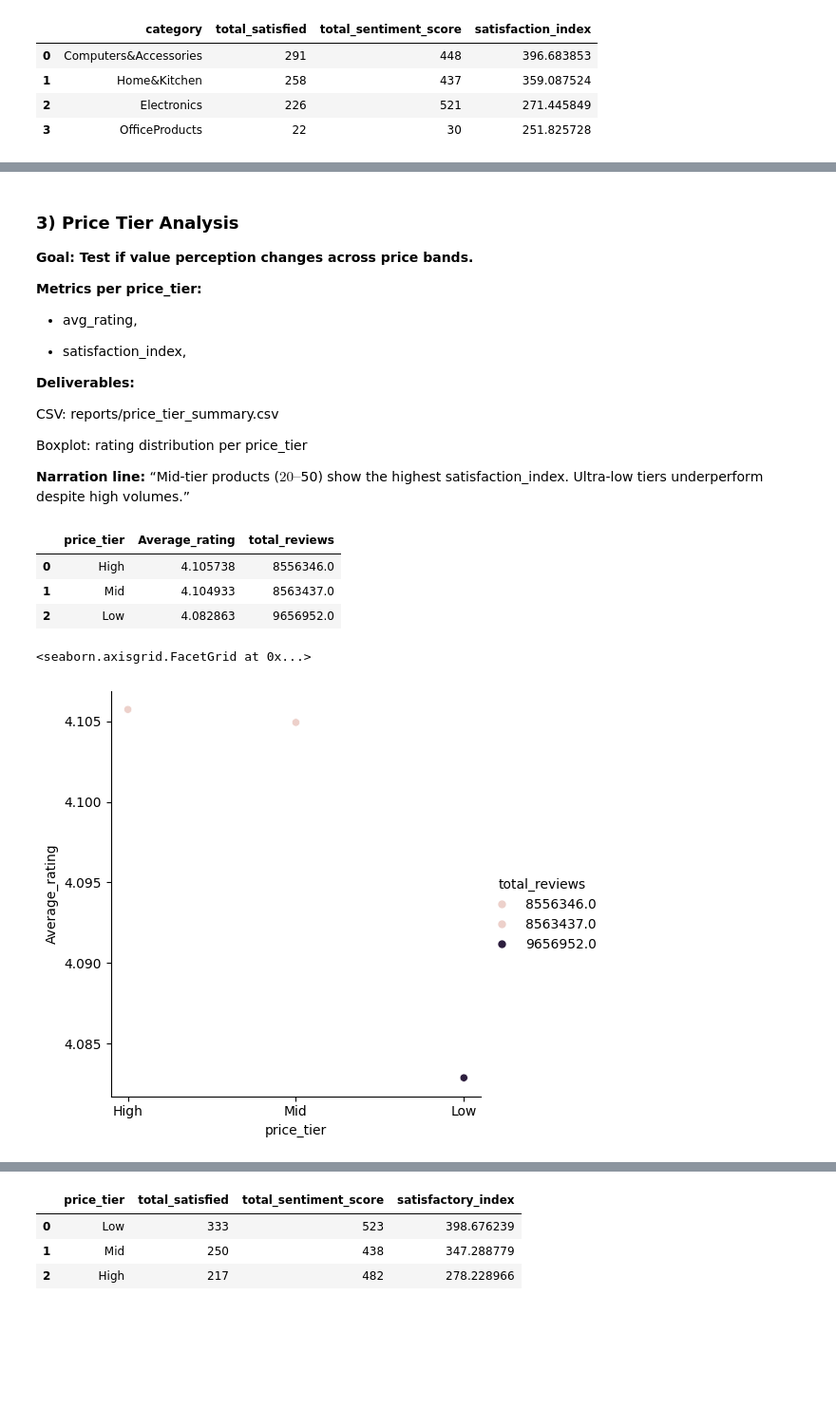
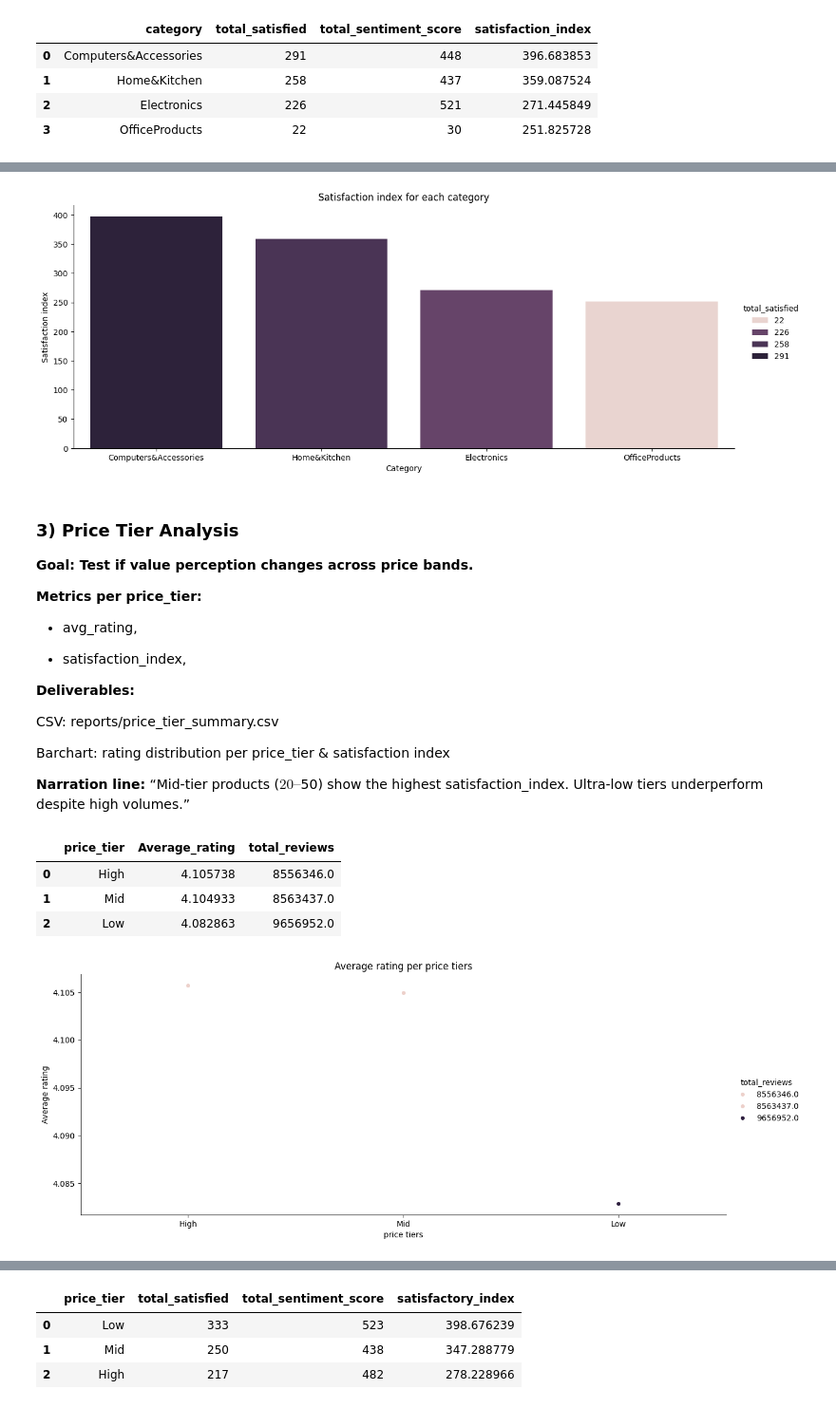
Before and after one commit to CKohwo/Ecommerce-strategy-blueprint, a Jupyter notebook: notebooks/03_exploratory_ data_analysis.ipynb, the cells around one changed output, grey strips where cells are left out. Shown at 95% size. Cells and saved outputs as stored; diff of their text form; code cells hidden in the pictures; blank space fills up the shorter version.

```diff
--- a/notebooks/03_exploratory_ data_analysis.ipynb
+++ b/notebooks/03_exploratory_ data_analysis.ipynb
@@ -386,3 +361,12 @@ plt.show()
+# %%
+sns.catplot(y="satisfaction_index", x="category", hue="total_satisfied",data=top_satisfied_category,aspect=2.5,kind="bar")
+plt.ticklabel_format(style='plain', axis='y')
+plt.xlabel("Category")
+plt.ylabel("Satisfaction index")
+plt.title("Satisfaction index for each category")
+plt.show()
+# %% [output]
+[figure, added]
 # %%
 # Saving Top satisifed categories to a new csv
 df_3.to_csv("top_satisfied_category.csv", index=False)
@@ -403,7 +387,7 @@ df_3.to_csv("top_satisfied_category.csv", index=False)
 
 CSV: reports/price_tier_summary.csv
 
-Boxplot: rating distribution per price_tier
+Barchart: rating distribution per price_tier & satisfaction index
 
 **Narration line:**
 “Mid-tier products ($20–$50) show the highest satisfaction_index. Ultra-low tiers underperform despite high volumes.”
@@ -423,7 +407,10 @@ avg_rating
 | 1 | Mid | 4.104933 | 8563437.0 |
 | 2 | Low | 4.082863 | 9656952.0 |
 # %%
-sns.relplot(data=avg_rating, x="price_tier", y="Average_rating", hue="total_reviews")
+sns.catplot(y="Average_rating", x="price_tier", hue="total_reviews", data= avg_rating, aspect=2.5)
+plt.xlabel("price tiers")
+plt.ylabel("Average rating")
+plt.title("Average rating per price tiers")
+plt.show()
 # %% [output]
-<seaborn.axisgrid.FacetGrid at 0x...>
-[figure, old version]
+[figure, new version]
```
Also changed, not shown: parts of 19 cells of this notebook.
